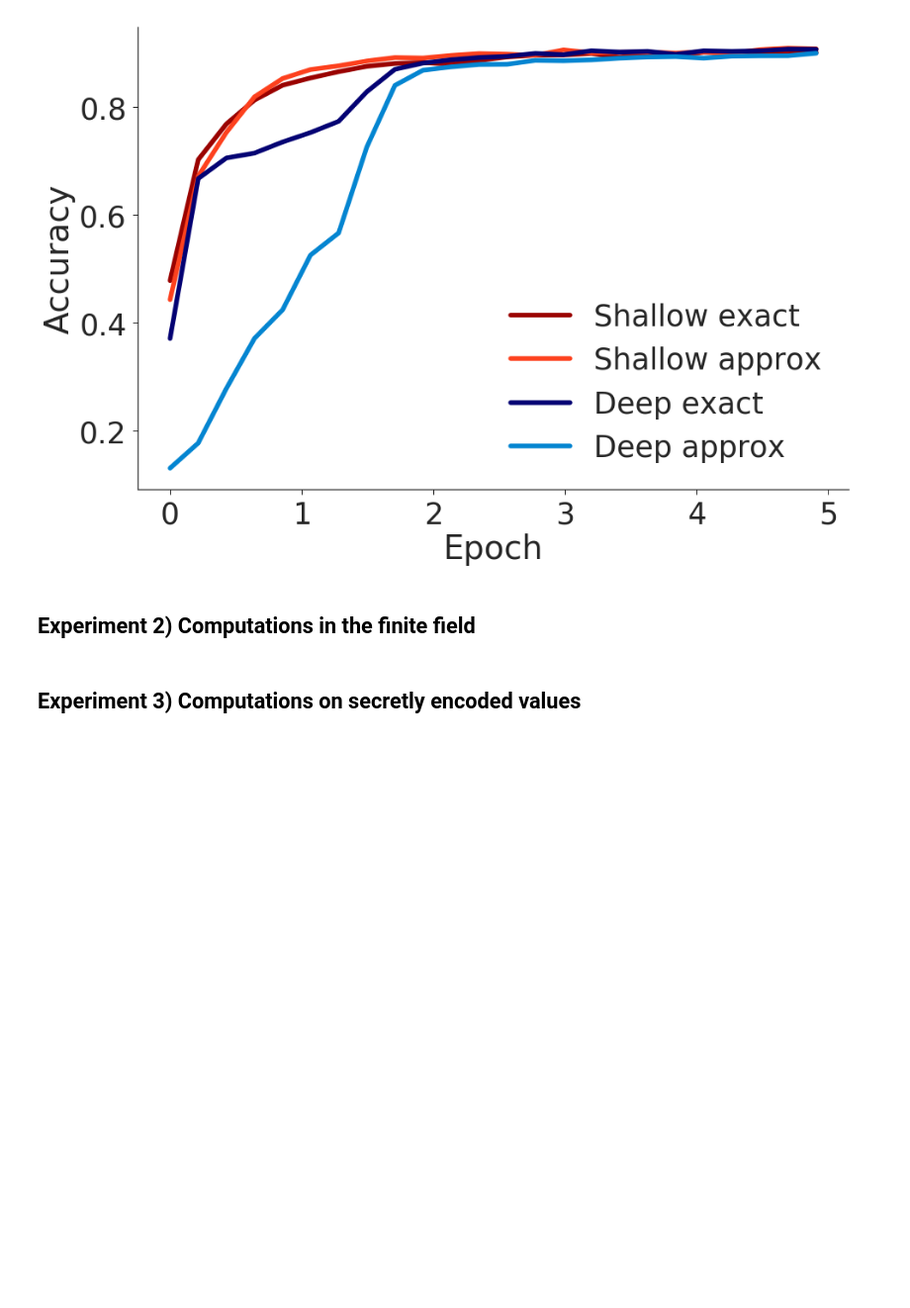
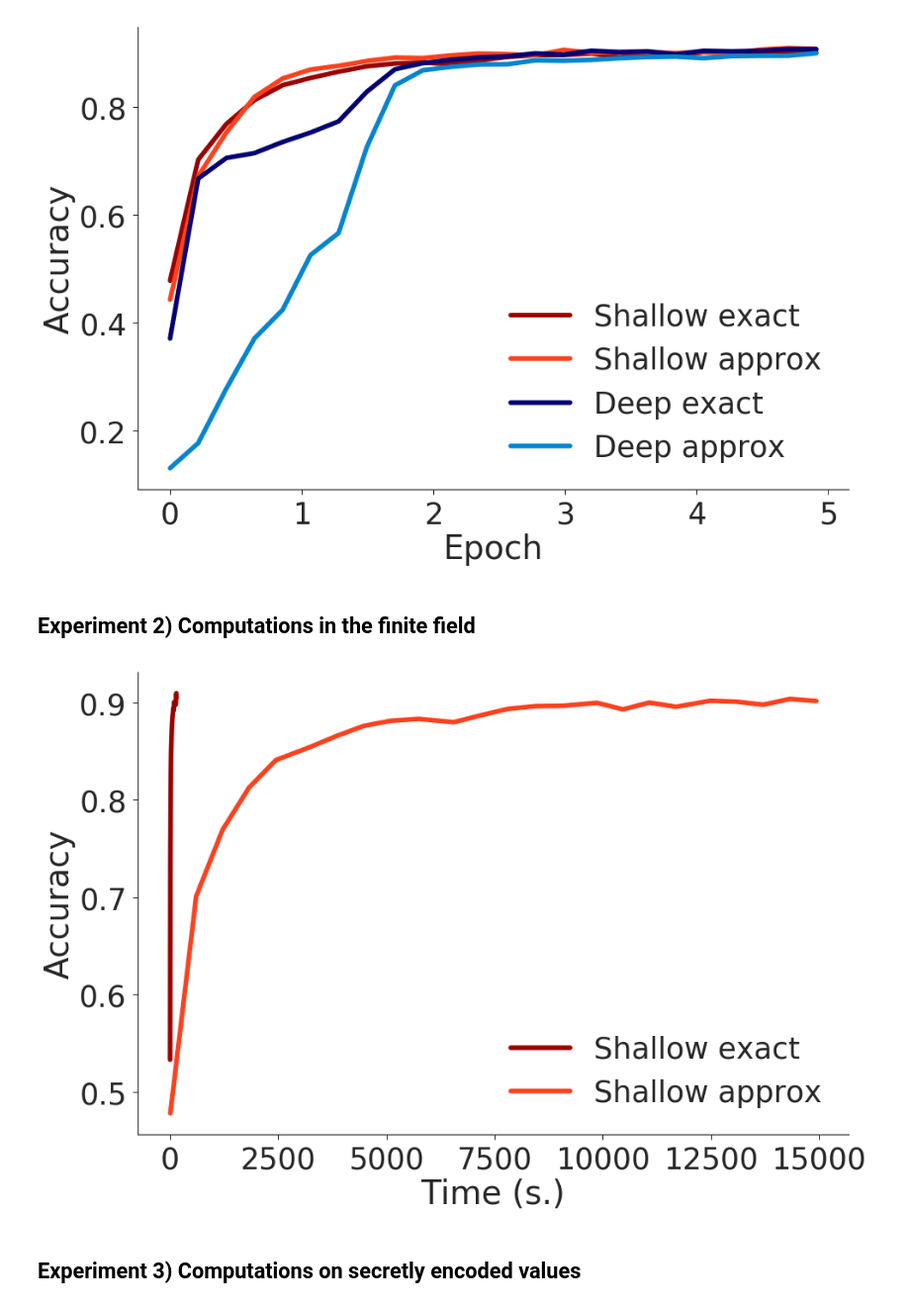
Before and after one commit to koenvanderveen/privateml, a Jupyter notebook: image_analysis/Results.ipynb, the cells around one changed output. Shown at 99% size. Saved outputs shown, nothing was run; the diff lists cells and outputs as text; code cells hidden in the pictures; blank space fills up the shorter version.

Commit message:
results notebook

```diff
--- a/image_analysis/Results.ipynb
+++ b/image_analysis/Results.ipynb
@@ -98,40 +98,41 @@ plt.savefig("results/img/exp1_relu_train.png", transparent=True)
 ## Experiment 2) Computations in the finite field
 # %%
 # Get data
-file_names = ['exp1_convnet_shallow_exact', 'exp1_convnet_shallow_approx',
-              'exp1_convnet_deep_exact', 'exp1_convnet_deep_approx']
+file_names = ['exp2_convnet_shallow_exact_native', 'exp2_convnet_shallow_exact_public']
 
 data = defaultdict(list)
 for file_name in file_names:
     with open('results/' + file_name + '.csv', 'r') as csvfile:
         reader = csv.reader(csvfile, delimiter=',')
         for row in reader:
             if row[1] != ' epoch':
-                data[file_name].append([int(row[1]) * 468 + int(row[2]), float(row[5])])
+                data[file_name].append([float(row[3]), float(row[5])])
 
 x, y = [], []
 for file_name in file_names:
     x_, y_ = zip(*data[file_name])
     x.append(list(x_))
     y.append(list(y_))
 
 # Smooth data
 smooth_scale = 100
 for i, x_ in enumerate(x):
     x[i] = x_[0::smooth_scale]
+
 for i, y_ in enumerate(y):
     y[i] = avg(y_, smooth_scale)
 
 # Plot
 f, ax = plt.subplots(1, 1)
-ax.plot(x[0], y[0], sns.xkcd_rgb["deep red"], x[1], y[1], sns.xkcd_rgb["orange red"],
-         x[2], y[2], sns.xkcd_rgb["deep blue"], x[3], y[3], sns.xkcd_rgb["cerulean"])
+ax.plot(x[0], y[0], sns.xkcd_rgb["deep red"], x[1], y[1], sns.xkcd_rgb["orange red"])
 plt.ylabel('Accuracy')
-plt.xlabel('Iteration')
+plt.xlabel('Time (s.)')
 sns.despine()
 ax.legend(['Shallow exact', 'Shallow approx', 'Deep exact', 'Deep approx'])
 ax = plt.gca()
 fig = plt.gcf()
-plt.savefig("results/img/exp2.png", transparent=True)
+plt.savefig("results/img/exp2_train.png", transparent=True)
+# %% [output]
+[figure, added]
 # %% [markdown]
 ## Experiment 3) Computations on secretly encoded values
```
